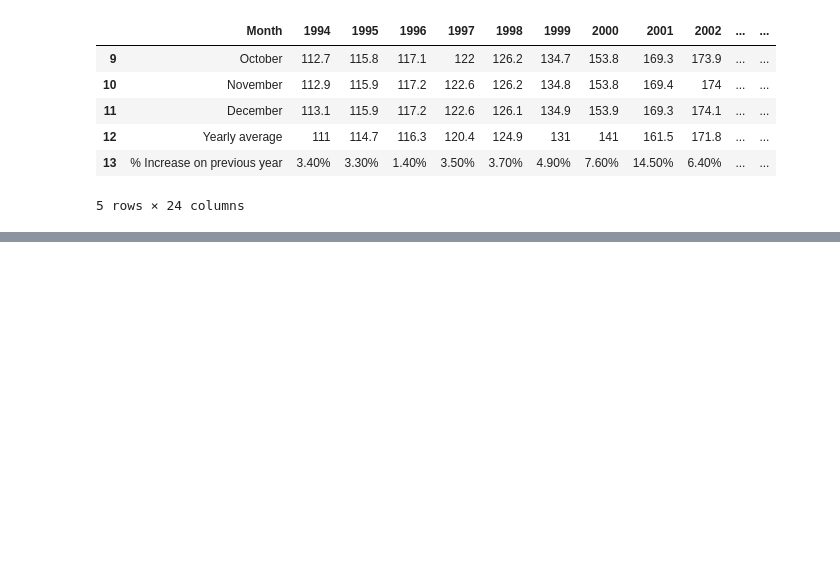
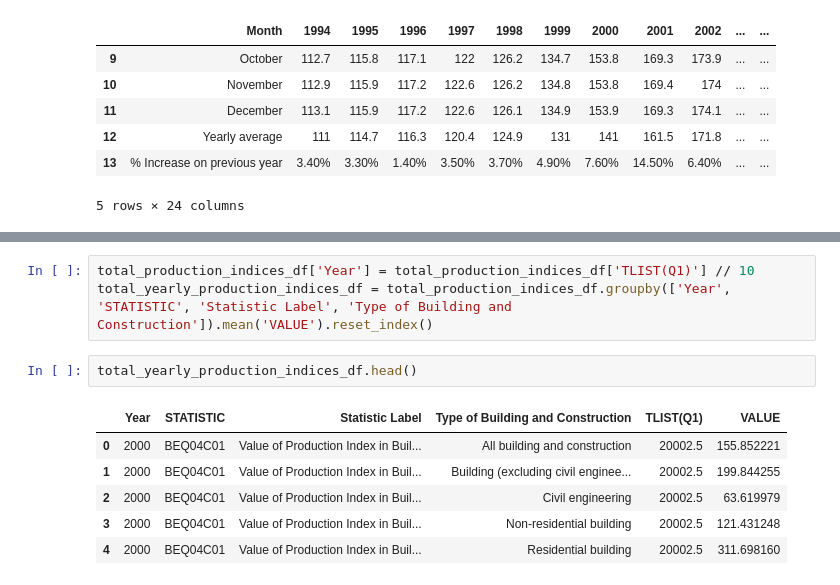
Before and after one commit to sbs23010/msc-da-sem1-ca2, a Jupyter notebook: data-exploration.ipynb, the cells around one changed output, grey strips where cells are left out. Saved outputs shown, nothing was run; the diff lists cells and outputs as text; blank space fills up the shorter version.

```diff
--- a/data-exploration.ipynb
+++ b/data-exploration.ipynb
@@ -33,0 +66,12 @@ nhci_df.tail()
+# %%
+total_production_indices_df['Year'] = total_production_indices_df['TLIST(Q1)'] // 10
+total_yearly_production_indices_df = total_production_indices_df.groupby(['Year', 'STATISTIC', 'Statistic Label', 'Type of Building and Construction']).mean('VALUE').reset_index()
+# %%
+total_yearly_production_indices_df.head()
+# %% [output]
+|  | Year | STATISTIC | Statistic Label | Type of Building and Construction | TLIST(Q1) | VALUE |
+| 0 | 2000 | BEQ04C01 | Value of Production Index in Buil... | All building and construction | 20002.5 | 155.852221 |
+| 1 | 2000 | BEQ04C01 | Value of Production Index in Buil... | Building (excluding civil enginee... | 20002.5 | 199.844255 |
+| 2 | 2000 | BEQ04C01 | Value of Production Index in Buil... | Civil engineering | 20002.5 | 63.619979 |
+| 3 | 2000 | BEQ04C01 | Value of Production Index in Buil... | Non-residential building | 20002.5 | 121.431248 |
+| 4 | 2000 | BEQ04C01 | Value of Production Index in Buil... | Residential building | 20002.5 | 311.698160 |
```
Also changed, not shown: parts of 9 cells of this notebook.
